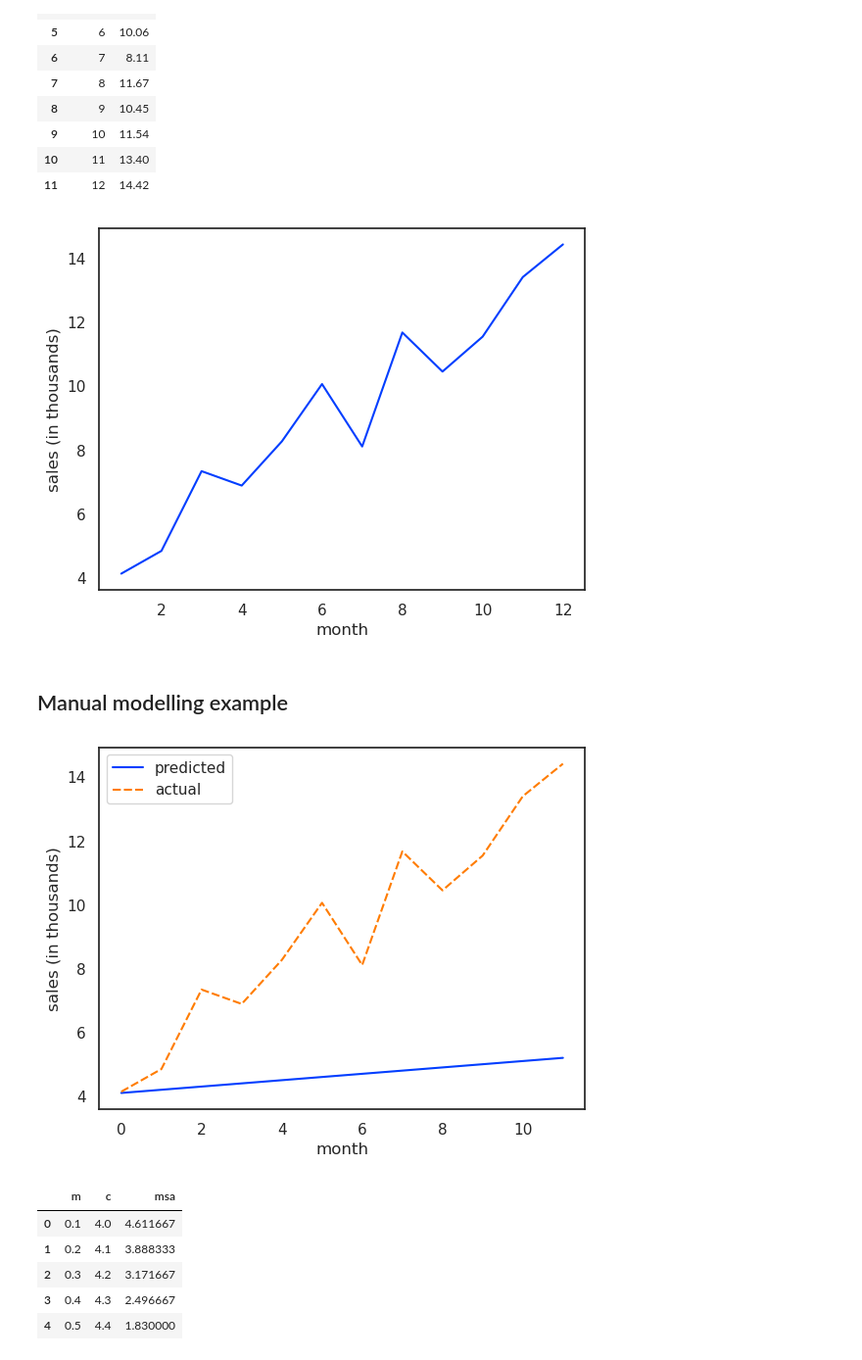
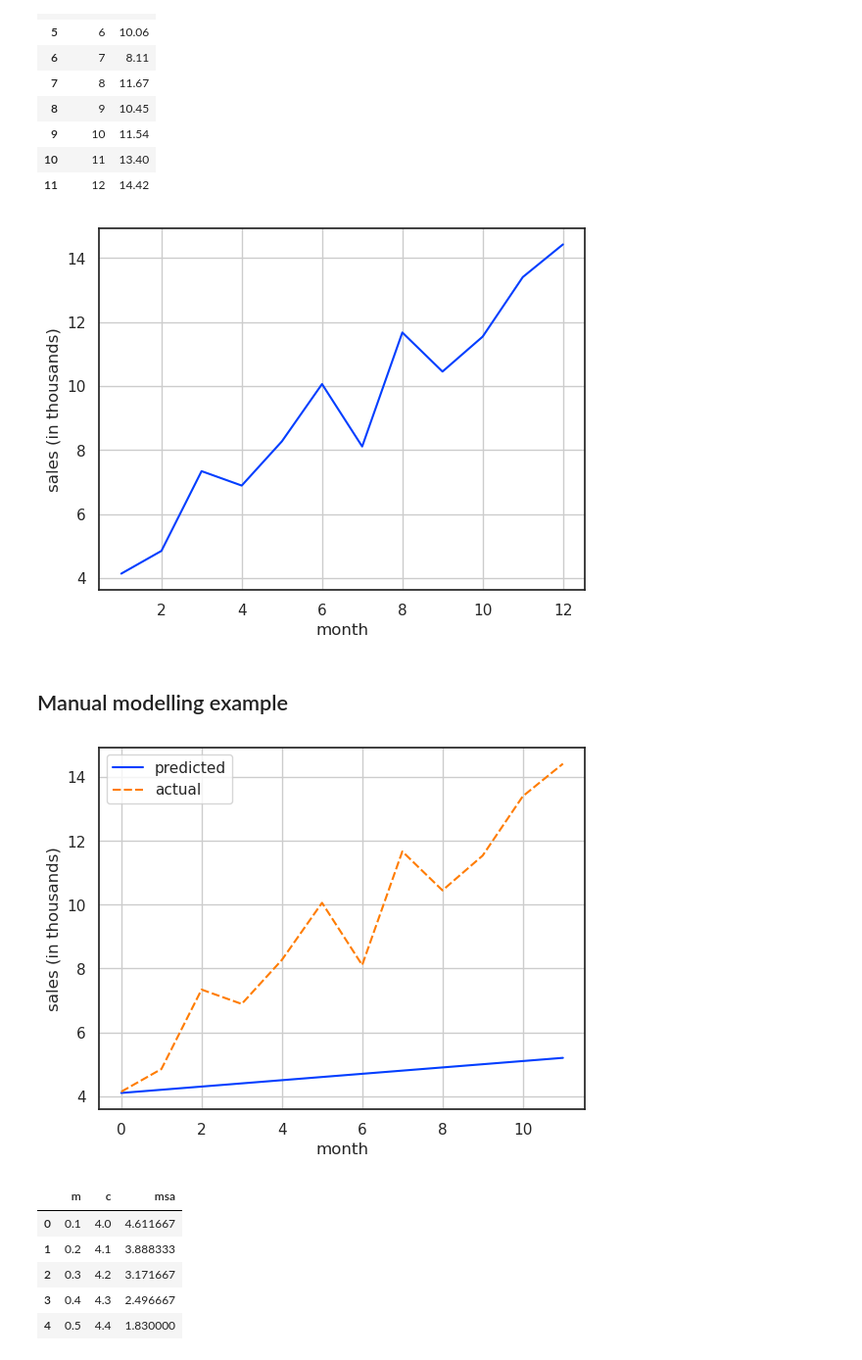
Before and after one commit to PacktPublishing/Practical-Machine-Learning-with-LightGBM-and-Python, a Jupyter notebook: chapter-1/manual-linear-regression.ipynb, the cells around one changed output. Shown: that part at 98% size. Drawn from its saved outputs; the diff is of its cells as text; code cells hidden in the pictures.

```diff
--- a/chapter-1/manual-linear-regression.ipynb
+++ b/chapter-1/manual-linear-regression.ipynb
@@ -28,11 +28,12 @@ df
 | 11 | 12 | 14.42 |
 # %%
 sns.lineplot(data=df, x='month', y='sales')
+plt.grid()
 plt.xlabel("month")
 plt.ylabel("sales (in thousands)")
 plt.savefig("figures/ch1_linear_sales.png", dpi=600)
 # %% [output]
-[figure, old version]
+[figure, new version]
 # %% [markdown]
 ## Manual modelling example
 # %%
@@ -49,11 +50,12 @@ def guess(m, c):
 guess1 = 0.1*df.month+4.
 # %%
 sns.lineplot(data={'predicted': guess1, 'actual': df.sales})
+plt.grid()
 plt.xlabel("month")
 plt.ylabel("sales (in thousands)")
 plt.savefig("figures/ch1_linear_sales_guess.png", dpi=600)
 # %% [output]
-[figure, old version]
+[figure, new version]
 # %%
 guess_df = pd.DataFrame([
     guess(0.1, 4),
```
Also changed, not shown: 12 other files.
